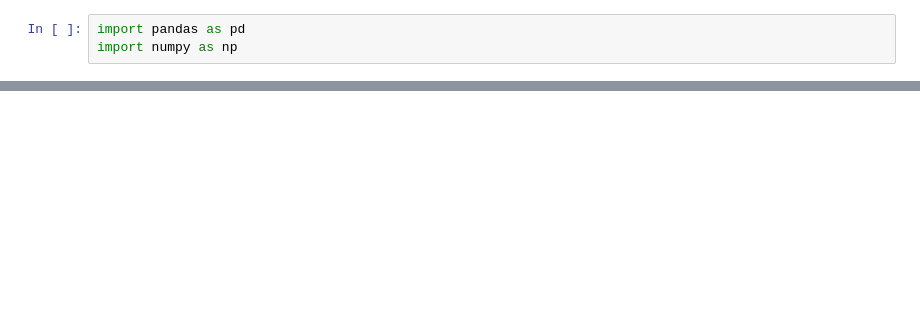
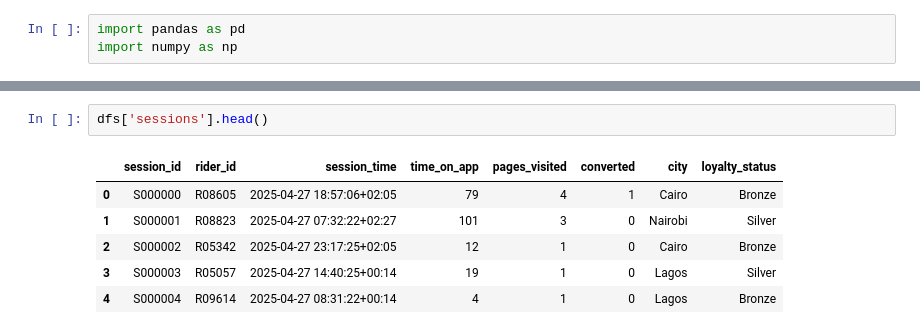
Before and after one commit to esosaomwanghe/ridewise_churnprediction, a Jupyter notebook: notebook/eda.ipynb, the cells around one changed output, grey strips where cells are left out. Drawn from its saved outputs; the diff is of its cells as text; blank space fills up the shorter version.

```diff
--- a/notebook/eda.ipynb
+++ b/notebook/eda.ipynb
@@ -17,0 +16,9 @@ ValueError: Missing column provided to 'parse_dates': 'last_active_date'
+# %%
+dfs['sessions'].head()
+# %% [output]
+|  | session_id | rider_id | session_time | time_on_app | pages_visited | converted | city | loyalty_status |
+| 0 | S000000 | R08605 | 2025-04-27 18:57:06+02:05 | 79 | 4 | 1 | Cairo | Bronze |
+| 1 | S000001 | R08823 | 2025-04-27 07:32:22+02:27 | 101 | 3 | 0 | Nairobi | Silver |
+| 2 | S000002 | R05342 | 2025-04-27 23:17:25+02:05 | 12 | 1 | 0 | Cairo | Bronze |
+| 3 | S000003 | R05057 | 2025-04-27 14:40:25+00:14 | 19 | 1 | 0 | Lagos | Silver |
+| 4 | S000004 | R09614 | 2025-04-27 08:31:22+00:14 | 4 | 1 | 0 | Lagos | Bronze |
```
Also changed, not shown: parts of 21 cells of this notebook.
